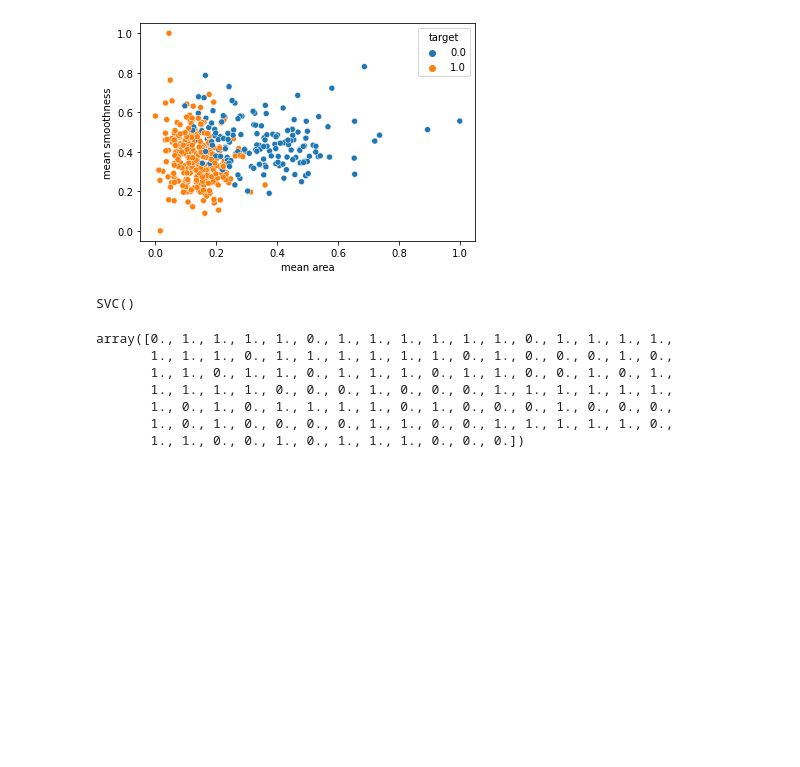
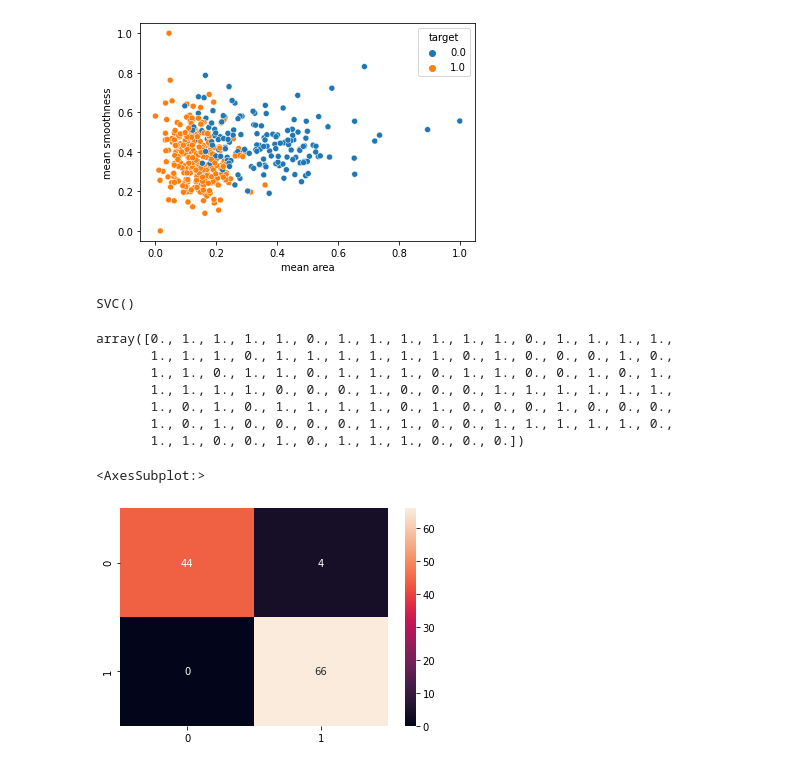
Before and after one commit to rigole/ml-projects, a Jupyter notebook: Breast-Cancer-Classification/breast.ipynb, the cells around one changed output. Cells and saved outputs as stored; diff of their text form; code cells hidden in the pictures; blank space fills up the shorter version.

```diff
--- a/Breast-Cancer-Classification/breast.ipynb
+++ b/Breast-Cancer-Classification/breast.ipynb
@@ -319,3 +330,8 @@ array([0., 1., 1., 1., 1., 0., 1., 1., 1., 1., 1., 1., 0., 1., 1., 1., 1.,
        1., 1., 0., 0., 1., 0., 1., 1., 1., 0., 0., 0.])
 # %%
 cm = confusion_matrix(y_test, y_predict)
+# %%
+sns.heatmap(cm, annot=True)
+# %% [output]
+<AxesSubplot:>
+[figure, added]
```
Also changed, not shown: parts of 11 cells of this notebook.
